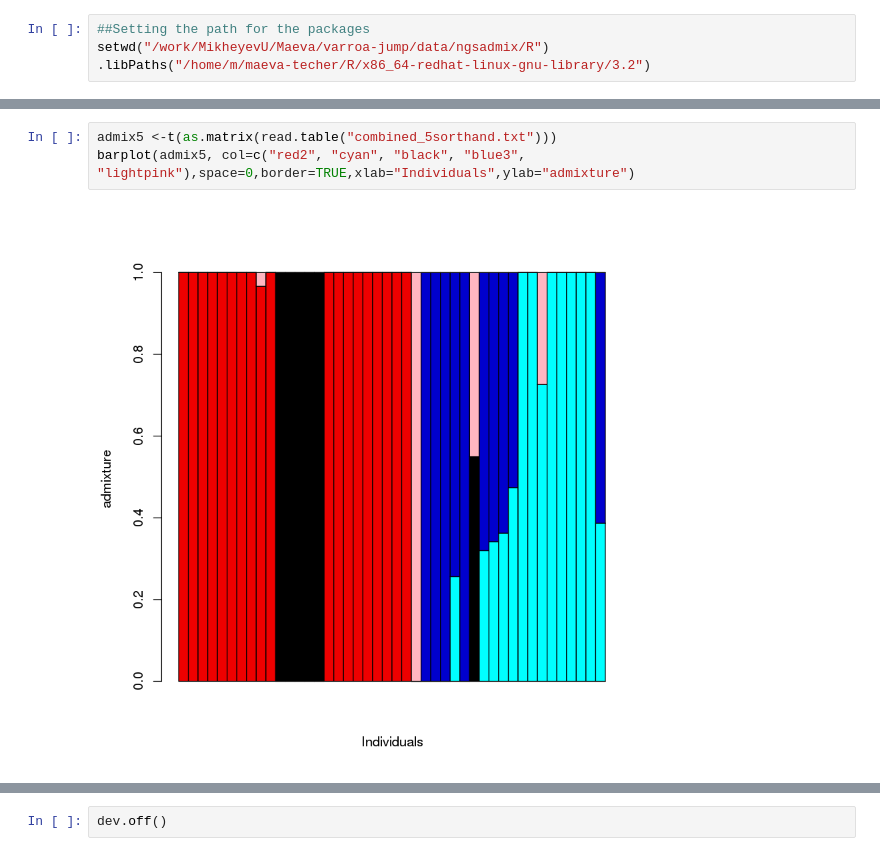
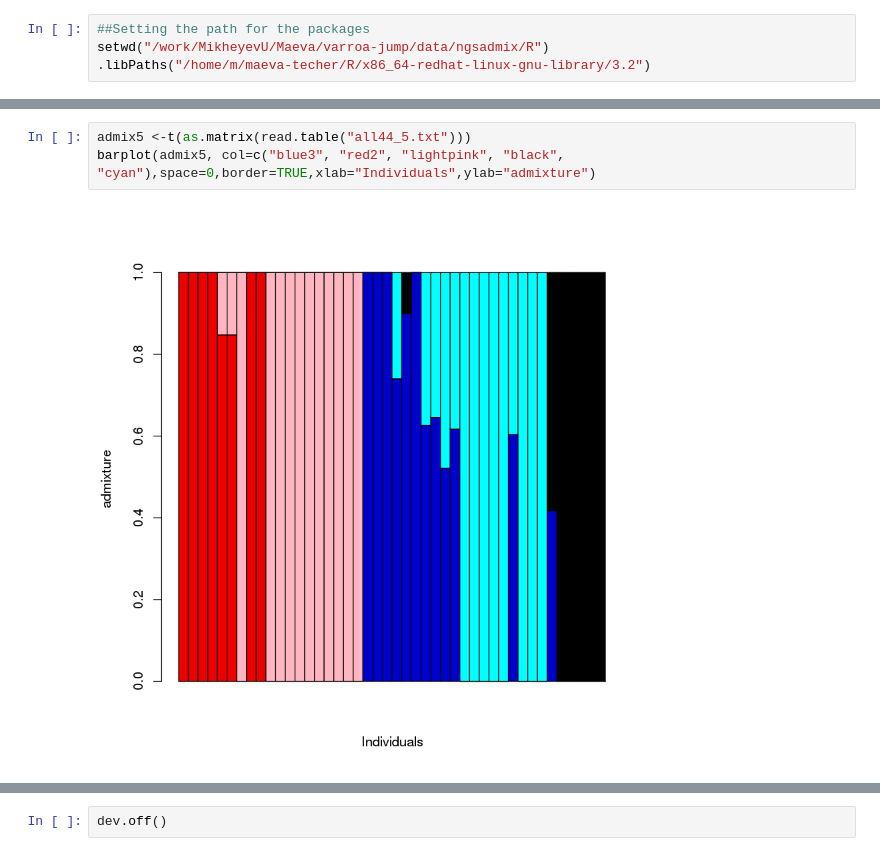
Before and after one commit to MaevaTecher/varroa-host-jump, a Jupyter notebook: notebooks/ngsadmix-combined.ipynb, the cells around one changed output, grey strips where cells are left out. Drawn from its saved outputs; the diff is of its cells as text.

```diff
--- a/notebooks/ngsadmix-combined.ipynb
+++ b/notebooks/ngsadmix-combined.ipynb
@@ -25,6 +25,6 @@ barplot(admix4, col=c("red2", "cyan", "black", "blue3"),space=0,border=TRUE,xlab
 # %%
-admix5 <-t(as.matrix(read.table("combined_5sorthand.txt")))
-barplot(admix5, col=c("red2", "cyan", "black", "blue3", "lightpink"),space=0,border=TRUE,xlab="Individuals",ylab="admixture")
+admix5 <-t(as.matrix(read.table("all44_5.txt")))
+barplot(admix5, col=c("blue3", "red2", "lightpink", "black", "cyan"),space=0,border=TRUE,xlab="Individuals",ylab="admixture")
 # %% [output]
-[figure, old version]
+[figure, new version]
 # %%
```
Also changed, not shown: parts of 7 cells of this notebook, 2 other files.
